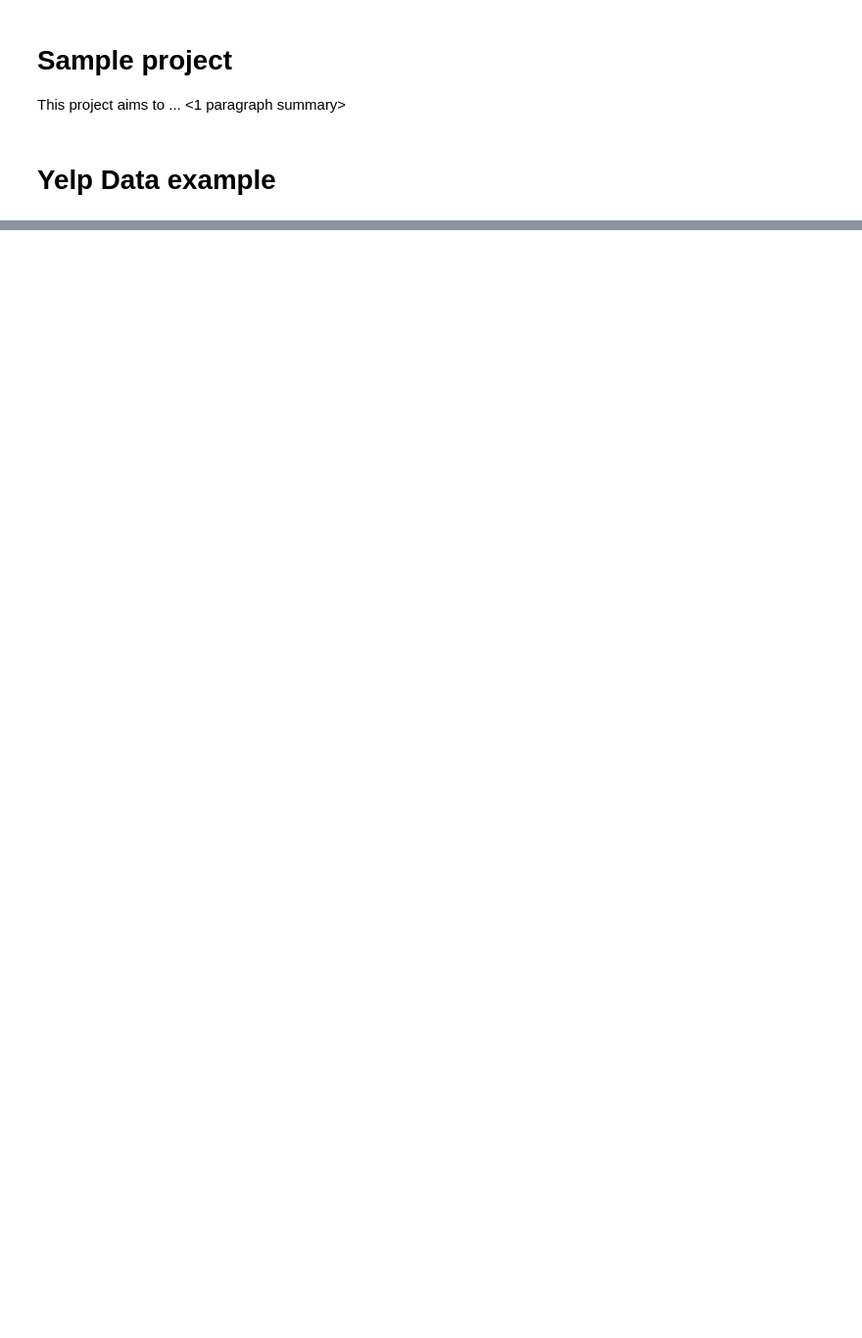
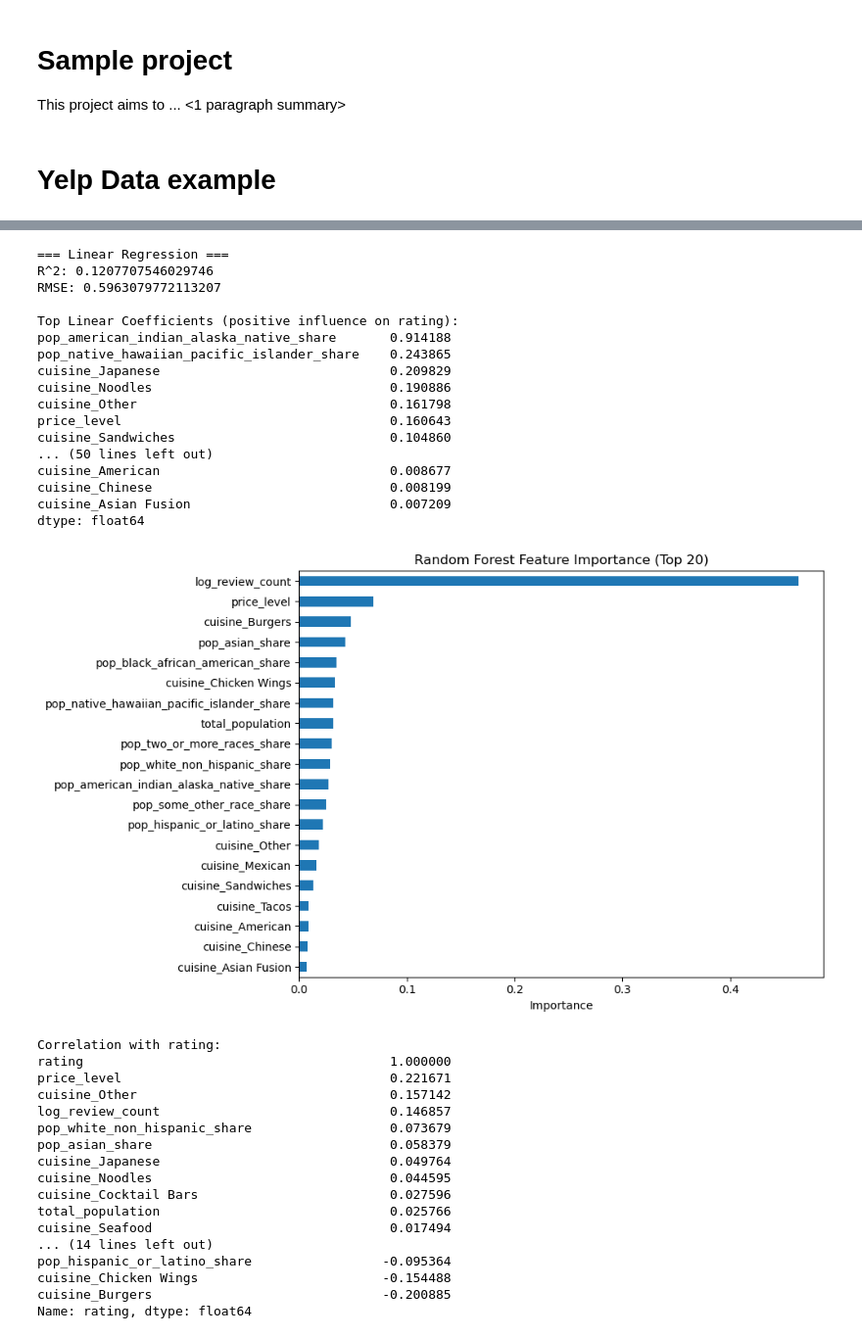
Before and after one commit to rouy-lauren/dsci510_fall2025_final_project, a Jupyter notebook: src/results.ipynb, the cells around one changed output, grey strips where cells are left out. Shown at 98% size. Cells and saved outputs as stored; diff of their text form; code cells hidden in the pictures; blank space fills up the shorter version.

```diff
--- a/src/results.ipynb
+++ b/src/results.ipynb
@@ -39,0 +28,3 @@ Analysis complete. Results saved in: /Users/lauren/Desktop/final_project/results
+# %%
+df_full = build_full_dataset()
+df_full
@@ -39,0 +47,44 @@ Analysis complete. Results saved in: /Users/lauren/Desktop/final_project/results
+# %%
+results = run_regression_models(df_full)
+
+corr = correlation_and_heatmap(results["df_model"])
+
+plot_rating_by_cuisine(df_full)
+plot_rating_by_city(df_full)
+plot_geo_ratings(df_full)
+# %% [output]
+=== Linear Regression ===
+R^2: 0.1207707546029746
+RMSE: 0.5963079772113207
+
+Top Linear Coefficients (positive influence on rating):
+pop_american_indian_alaska_native_share       0.914188
+pop_native_hawaiian_pacific_islander_share    0.243865
+cuisine_Japanese                              0.209829
+cuisine_Noodles                               0.190886
+cuisine_Other                                 0.161798
+price_level                                   0.160643
+cuisine_Sandwiches                            0.104860
+... (50 lines left out)
+cuisine_American                              0.008677
+cuisine_Chinese                               0.008199
+cuisine_Asian Fusion                          0.007209
+dtype: float64
+[figure, added]
+Correlation with rating:
+rating                                        1.000000
+price_level                                   0.221671
+cuisine_Other                                 0.157142
+log_review_count                              0.146857
+pop_white_non_hispanic_share                  0.073679
+pop_asian_share                               0.058379
+cuisine_Japanese                              0.049764
+cuisine_Noodles                               0.044595
+cuisine_Cocktail Bars                         0.027596
+total_population                              0.025766
+cuisine_Seafood                               0.017494
+... (14 lines left out)
+pop_hispanic_or_latino_share                 -0.095364
+cuisine_Chicken Wings                        -0.154488
+cuisine_Burgers                              -0.200885
+Name: rating, dtype: float64
```
Also changed, not shown: parts of 6 cells of this notebook, 6 other files.
